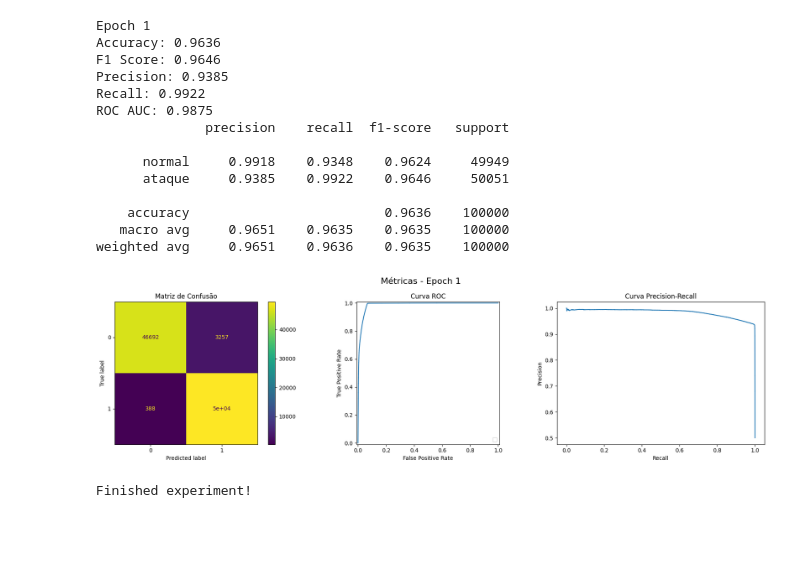
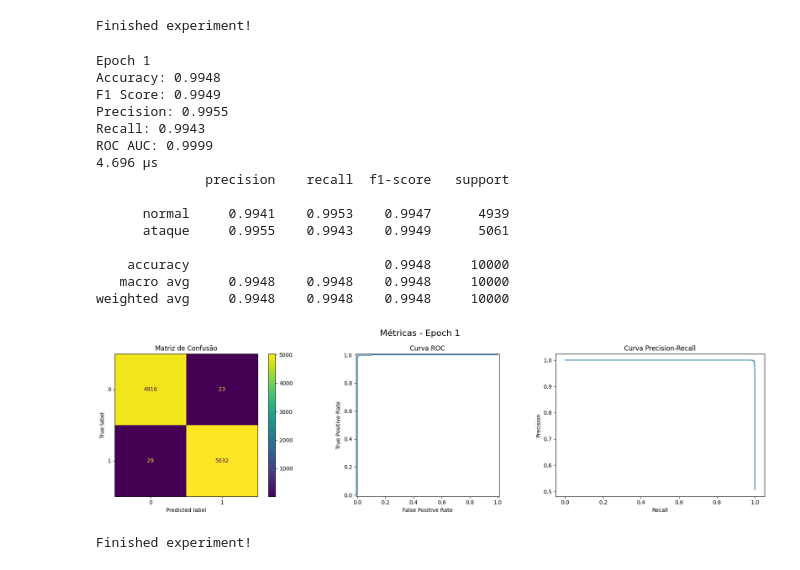
Before and after one commit to Luizferrp/tcc, a Jupyter notebook: src/models/deep/kdd-nsl/normalExits/main.ipynb, the cells around one changed output. Cells and saved outputs as stored; diff of their text form; code cells hidden in the pictures; blank space fills up the shorter version.

```diff
--- a/src/models/deep/kdd-nsl/normalExits/main.ipynb
+++ b/src/models/deep/kdd-nsl/normalExits/main.ipynb
@@ -6,28 +14,33 @@ import json
 # %%
-all_metrics, model = make(
+alexnet_nsl_metrics, alexnet_nsl_model = make(
   model=AlexNet(x=128).to(device()),
-  epocs= 2,
+  epocs= 20,
   csv_path = "../../../../../data/clean_nslkdd.csv",
-  batch_size = 256
+  batch_size = 512
 )
-json.save(all_metrics, 'alexnet_nsl.json')
+filename = 'alexnet_nsl.json'
+with open(filename, "w") as file:
+       json.dump(all_metrics, file, indent=4, default=convert)
+# %% [output]
+Finished experiment!
 # %%
-metrics = all_metrics['treino'][-1]
+metrics = alexnet_nsl_metrics['treino'][-1]
 Epoch_anal(metrics)
 # %% [output]
 Epoch 1
-Accuracy: 0.9636
-F1 Score: 0.9646
-Precision: 0.9385
-Recall: 0.9922
-ROC AUC: 0.9875
+Accuracy: 0.9948
+F1 Score: 0.9949
+Precision: 0.9955
+Recall: 0.9943
+ROC AUC: 0.9999
+4.696 µs
               precision    recall  f1-score   support
 
-      normal     0.9918    0.9348    0.9624     49949
-      ataque     0.9385    0.9922    0.9646     50051
+      normal     0.9941    0.9953    0.9947      4939
+      ataque     0.9955    0.9943    0.9949      5061
 
-    accuracy                         0.9636    100000
-   macro avg     0.9651    0.9635    0.9635    100000
-weighted avg     0.9651    0.9636    0.9635    100000
+    accuracy                         0.9948     10000
+   macro avg     0.9948    0.9948    0.9948     10000
+weighted avg     0.9948    0.9948    0.9948     10000
-[figure, old version]
+[figure, new version]
 # %%
```
Also changed, not shown: parts of 8 cells of this notebook, 29 other files.
